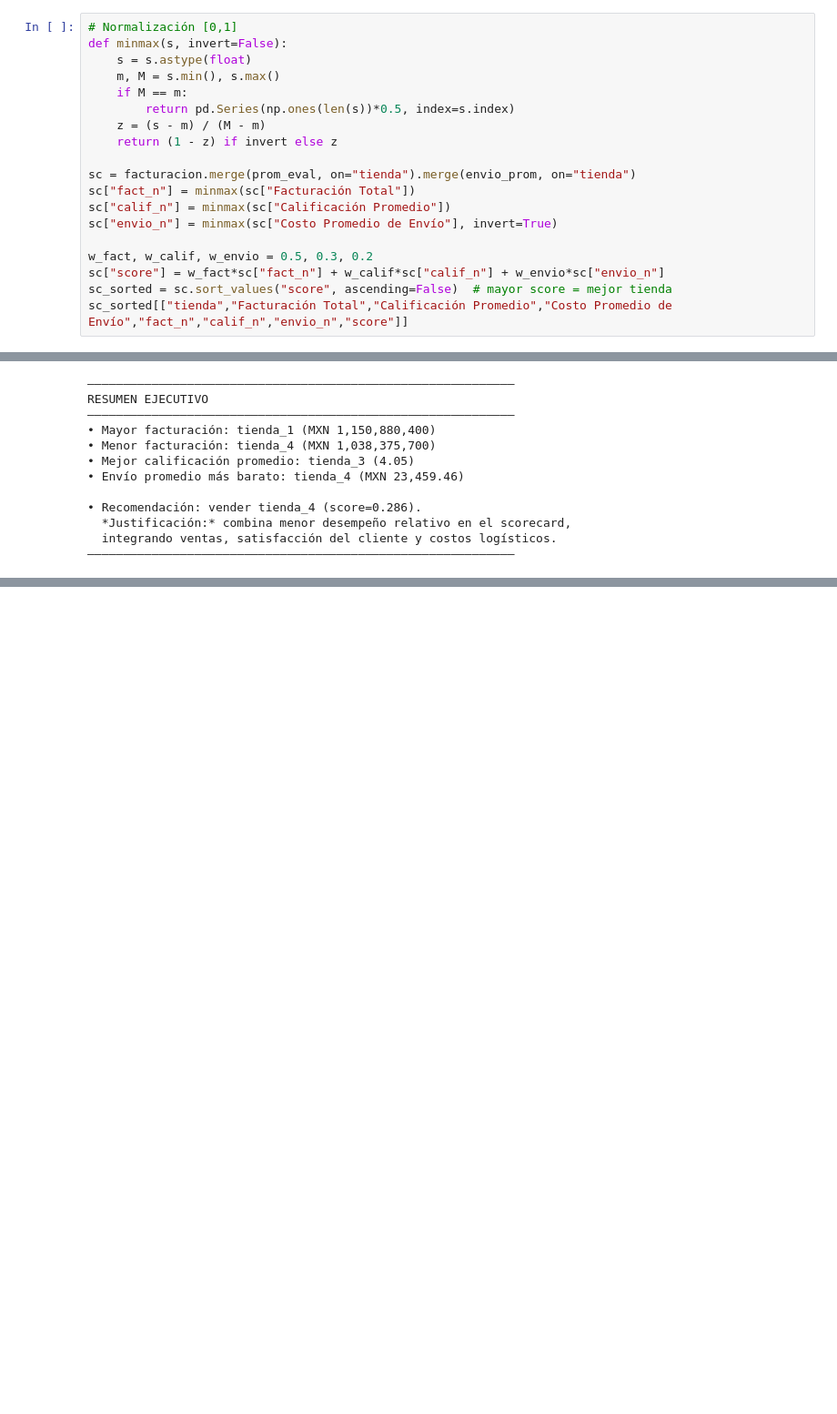
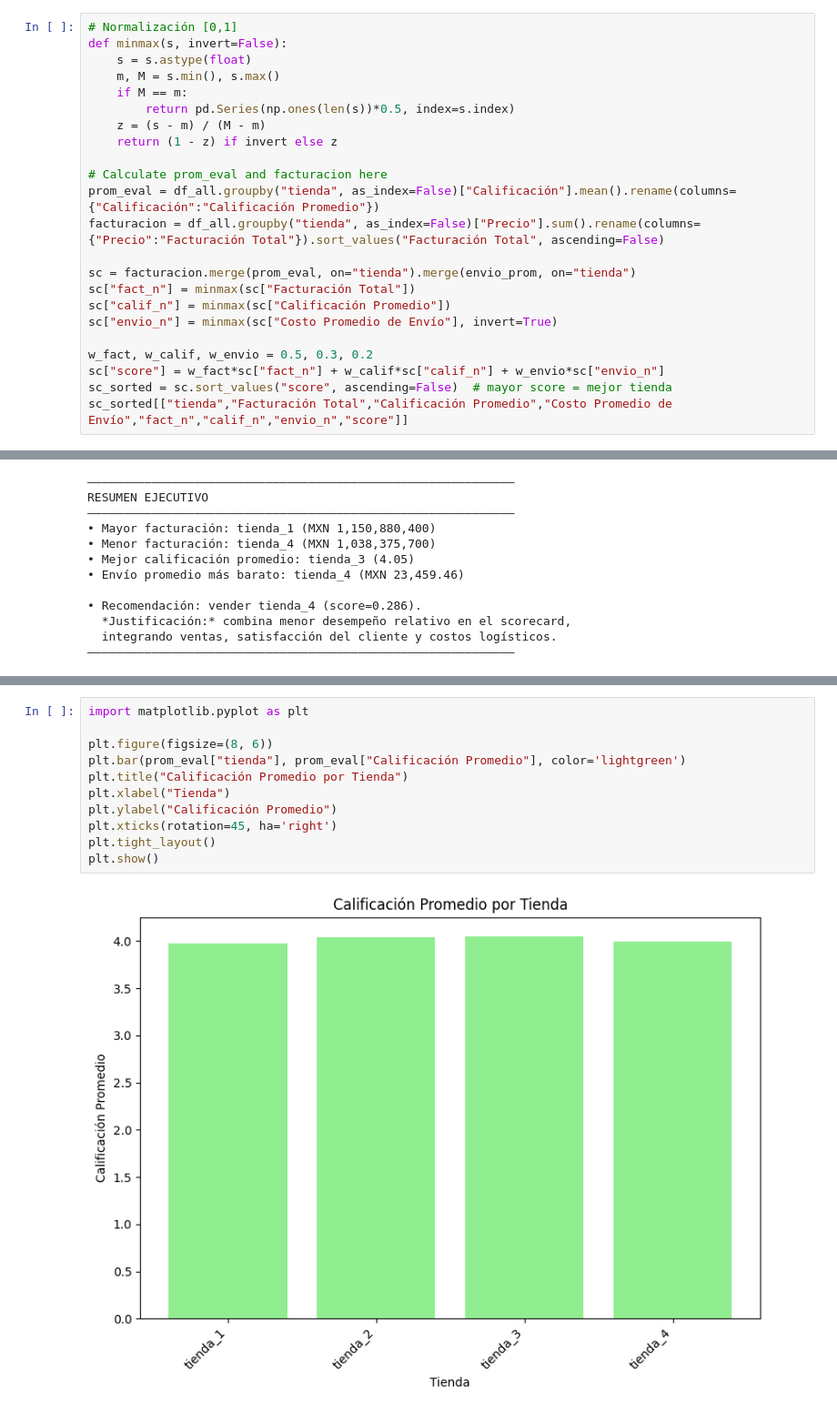
Before and after one commit to atapia9/tiendas-juan-webpkg, a Jupyter notebook: notebooks/InformeTiendasAlura.ipynb, the cells around one changed output, grey strips where cells are left out. Shown at 91% size. Drawn from its saved outputs; the diff is of its cells as text; blank space fills up the shorter version.

```diff
--- a/notebooks/InformeTiendasAlura.ipynb
+++ b/notebooks/InformeTiendasAlura.ipynb
@@ -321,6 +281,10 @@ def minmax(s, invert=False):
     z = (s - m) / (M - m)
     return (1 - z) if invert else z
 
+# Calculate prom_eval and facturacion here
+prom_eval = df_all.groupby("tienda", as_index=False)["Calificación"].mean().rename(columns={"Calificación":"Calificación Promedio"})
+facturacion = df_all.groupby("tienda", as_index=False)["Precio"].sum().rename(columns={"Precio":"Facturación Total"}).sort_values("Facturación Total", ascending=False)
+
 sc = facturacion.merge(prom_eval, on="tienda").merge(envio_prom, on="tienda")
 sc["fact_n"] = minmax(sc["Facturación Total"])
 sc["calif_n"] = minmax(sc["Calificación Promedio"])
@@ -706,0 +762,13 @@ print("📊 Agregados espaciales guardados:", agg_path)
+# %%
+import matplotlib.pyplot as plt
+
+plt.figure(figsize=(8, 6))
+plt.bar(prom_eval["tienda"], prom_eval["Calificación Promedio"], color='lightgreen')
+plt.title("Calificación Promedio por Tienda")
+plt.xlabel("Tienda")
+plt.ylabel("Calificación Promedio")
+plt.xticks(rotation=45, ha='right')
+plt.tight_layout()
+plt.show()
+# %% [output]
+[figure, added]
```
Also changed, not shown: parts of 24 cells of this notebook.
